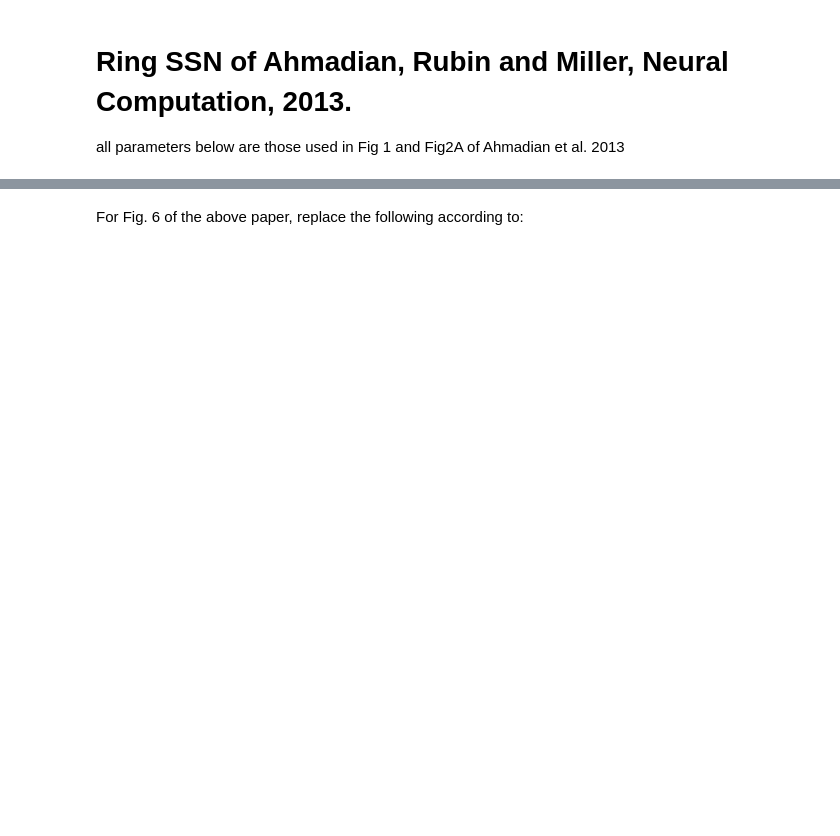
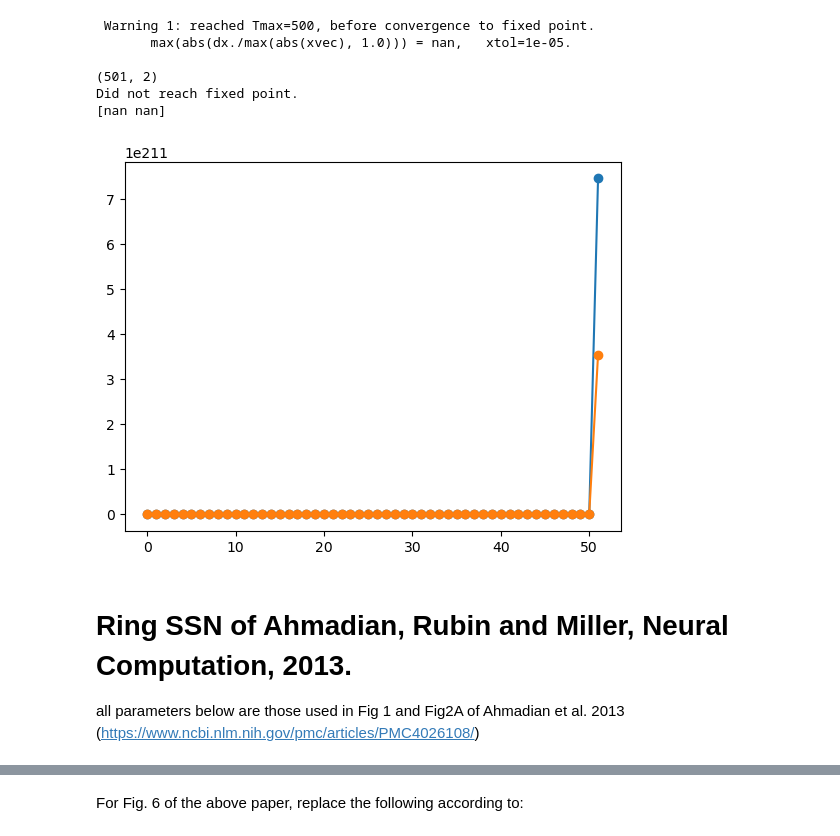
Before and after one commit to derek1909/ssn-simulator, a Jupyter notebook: Simple_Usage.ipynb, the cells around one changed output, grey strips where cells are left out. Drawn from its saved outputs; the diff is of its cells as text; code cells hidden in the pictures; blank space fills up the shorter version.

```diff
--- a/Simple_Usage.ipynb
+++ b/Simple_Usage.ipynb
@@ -6,4 +49,28 @@ import SSN_classes
+# %%
+Phi = 1.024
+ssn_2d = ssn = SSN_classes.SSN_2D(n=2, k=0.04, tauE=20, tauI=10, Jee = 2.5 *Phi , Jei = 2.4*Phi, Jie=-1.3*Phi, Jii=-1.0*Phi)
+
+input = np.array([1,0]) * 6
+
+
+# find fixed point firing rates
+rates, convg = ssn_2d.fixed_point_r(input, Tmax = 500, verbose=True, PLOT=True)
+print(rates)
+# plt.plot(rates)
+# plt.yscale('log')  # Set x-axis to logarithmic scale
+
+# To check signs of weight matrix
+# plt.imshow(ssn_2d.W, cmap='viridis', interpolation='nearest')
+# plt.colorbar()
+# %% [output]
+ Warning 1: reached Tmax=500, before convergence to fixed point.
+       max(abs(dx./max(abs(xvec), 1.0))) = nan,   xtol=1e-05.
+
+(501, 2)
+Did not reach fixed point.
+[nan nan]
+[figure, added]
 # %% [markdown]
 # Ring SSN of Ahmadian, Rubin and Miller, Neural Computation, 2013.
-all parameters below are those used in Fig 1 and Fig2A of Ahmadian et al. 2013
+all parameters below are those used in Fig 1 and Fig2A of Ahmadian et al. 2013 (https://www.ncbi.nlm.nih.gov/pmc/articles/PMC4026108/)
 # %%
```
Also changed, not shown: parts of 5 cells of this notebook, 2 other files.
